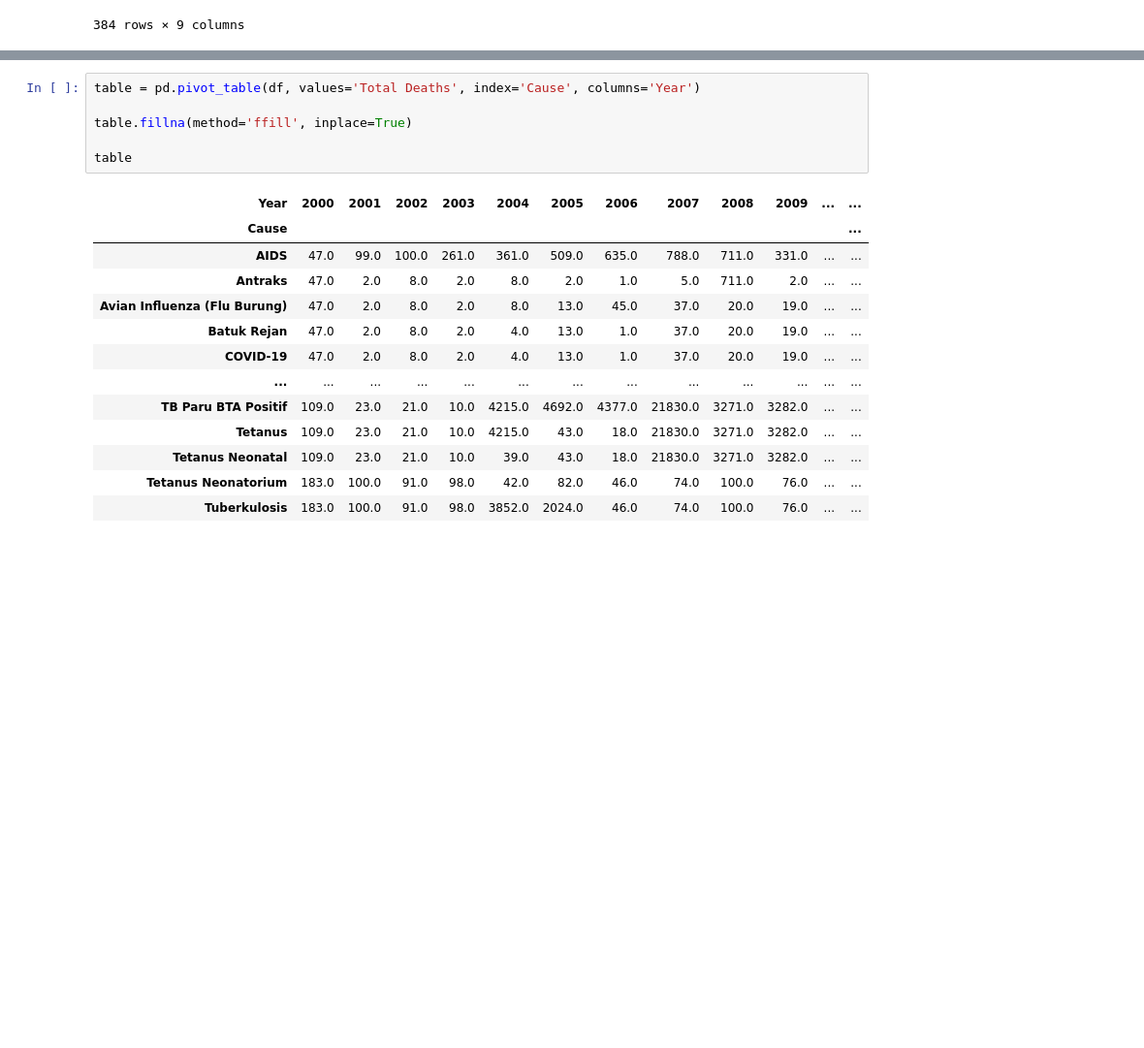
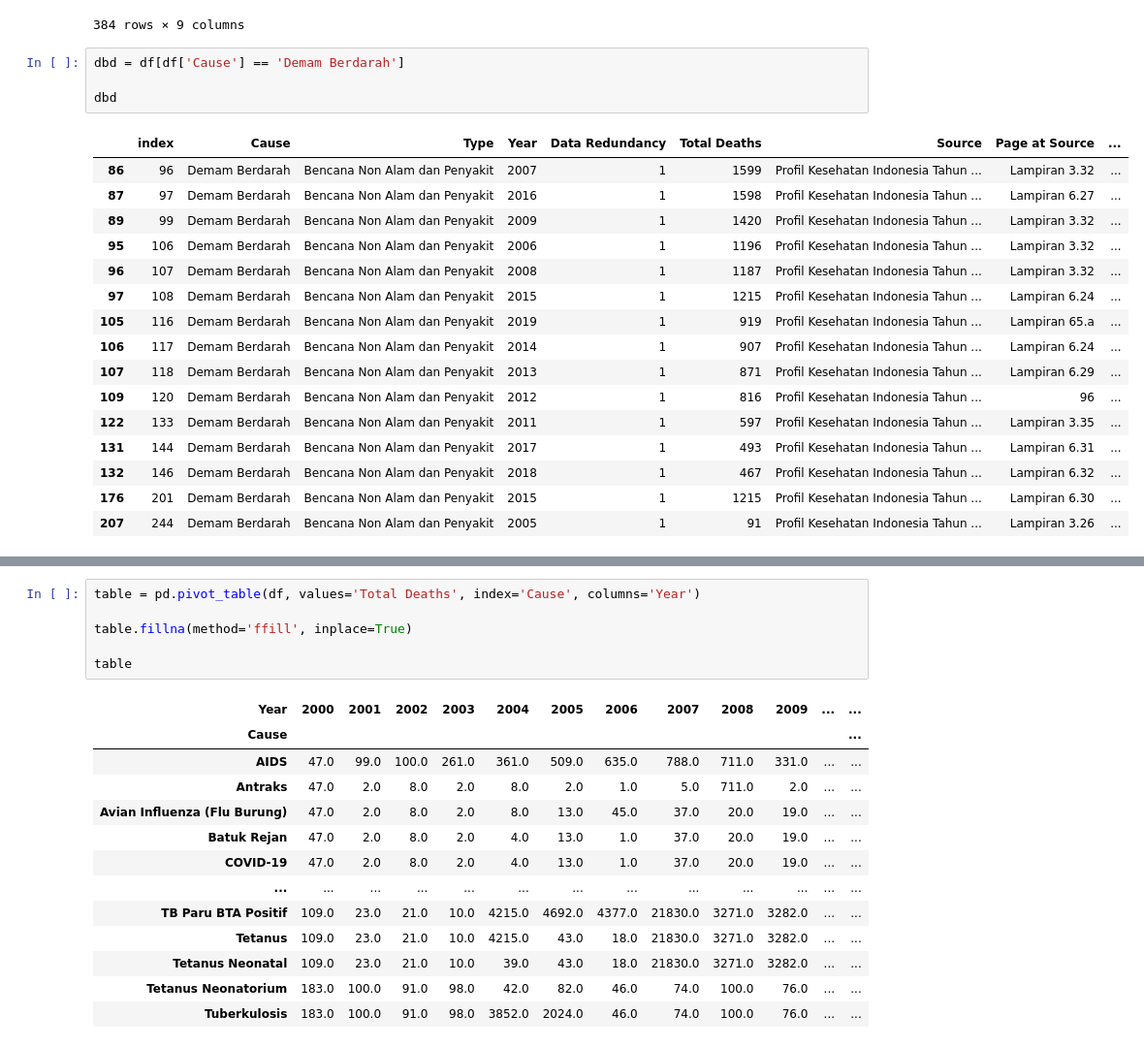
Before and after one commit to Ndraaa15/Cause-of-Death-in-Indonesia, a Jupyter notebook: cause_of_death_infectious_disease_per_year.ipynb, the cells around one changed output, grey strips where cells are left out. Shown at 97% size. Cells and saved outputs as stored; diff of their text form; blank space fills up the shorter version.

```diff
--- a/cause_of_death_infectious_disease_per_year.ipynb
+++ b/cause_of_death_infectious_disease_per_year.ipynb
@@ -197,3 +197,24 @@ df
 | 382 | 525 | Campak | Bencana Non Alam dan Penyakit | 2013 | 1 | 3 | Profil Kesehatan Indonesia Tahun ... | Lampiran 6.21 | ... |
 | 383 | 526 | Leptospirosis | Bencana Non Alam dan Penyakit | 2004 | 1 | 26 | Profil Kesehatan Indonesia Tahun ... | Lampiran 3.14 | ... |
 384 rows × 9 columns
+# %%
+dbd = df[df['Cause'] == 'Demam Berdarah']
+
+dbd
+# %% [output]
+|  | index | Cause | Type | Year | Data Redundancy | Total Deaths | Source | Page at Source | ... |
+| 86 | 96 | Demam Berdarah | Bencana Non Alam dan Penyakit | 2007 | 1 | 1599 | Profil Kesehatan Indonesia Tahun ... | Lampiran 3.32 | ... |
+| 87 | 97 | Demam Berdarah | Bencana Non Alam dan Penyakit | 2016 | 1 | 1598 | Profil Kesehatan Indonesia Tahun ... | Lampiran 6.27 | ... |
+| 89 | 99 | Demam Berdarah | Bencana Non Alam dan Penyakit | 2009 | 1 | 1420 | Profil Kesehatan Indonesia Tahun ... | Lampiran 3.32 | ... |
+| 95 | 106 | Demam Berdarah | Bencana Non Alam dan Penyakit | 2006 | 1 | 1196 | Profil Kesehatan Indonesia Tahun ... | Lampiran 3.32 | ... |
+| 96 | 107 | Demam Berdarah | Bencana Non Alam dan Penyakit | 2008 | 1 | 1187 | Profil Kesehatan Indonesia Tahun ... | Lampiran 3.32 | ... |
+| 97 | 108 | Demam Berdarah | Bencana Non Alam dan Penyakit | 2015 | 1 | 1215 | Profil Kesehatan Indonesia Tahun ... | Lampiran 6.24 | ... |
+| 105 | 116 | Demam Berdarah | Bencana Non Alam dan Penyakit | 2019 | 1 | 919 | Profil Kesehatan Indonesia Tahun ... | Lampiran 65.a | ... |
+| 106 | 117 | Demam Berdarah | Bencana Non Alam dan Penyakit | 2014 | 1 | 907 | Profil Kesehatan Indonesia Tahun ... | Lampiran 6.24 | ... |
+| 107 | 118 | Demam Berdarah | Bencana Non Alam dan Penyakit | 2013 | 1 | 871 | Profil Kesehatan Indonesia Tahun ... | Lampiran 6.29 | ... |
+| 109 | 120 | Demam Berdarah | Bencana Non Alam dan Penyakit | 2012 | 1 | 816 | Profil Kesehatan Indonesia Tahun ... | 96 | ... |
+| 122 | 133 | Demam Berdarah | Bencana Non Alam dan Penyakit | 2011 | 1 | 597 | Profil Kesehatan Indonesia Tahun ... | Lampiran 3.35 | ... |
+| 131 | 144 | Demam Berdarah | Bencana Non Alam dan Penyakit | 2017 | 1 | 493 | Profil Kesehatan Indonesia Tahun ... | Lampiran 6.31 | ... |
+| 132 | 146 | Demam Berdarah | Bencana Non Alam dan Penyakit | 2018 | 1 | 467 | Profil Kesehatan Indonesia Tahun ... | Lampiran 6.32 | ... |
+| 176 | 201 | Demam Berdarah | Bencana Non Alam dan Penyakit | 2015 | 1 | 1215 | Profil Kesehatan Indonesia Tahun ... | Lampiran 6.30 | ... |
+| 207 | 244 | Demam Berdarah | Bencana Non Alam dan Penyakit | 2005 | 1 | 91 | Profil Kesehatan Indonesia Tahun ... | Lampiran 3.26 | ... |
```
Also changed, not shown: parts of 5 cells of this notebook.
